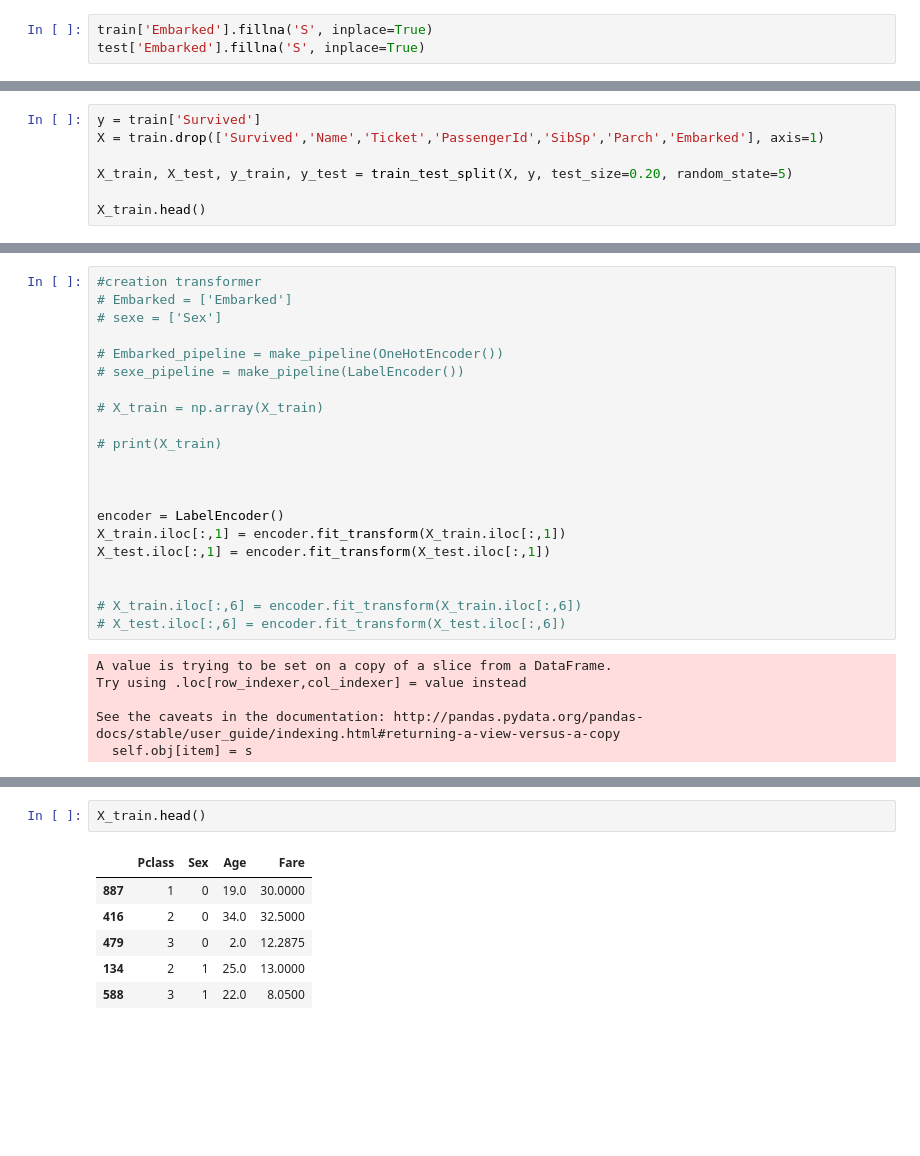
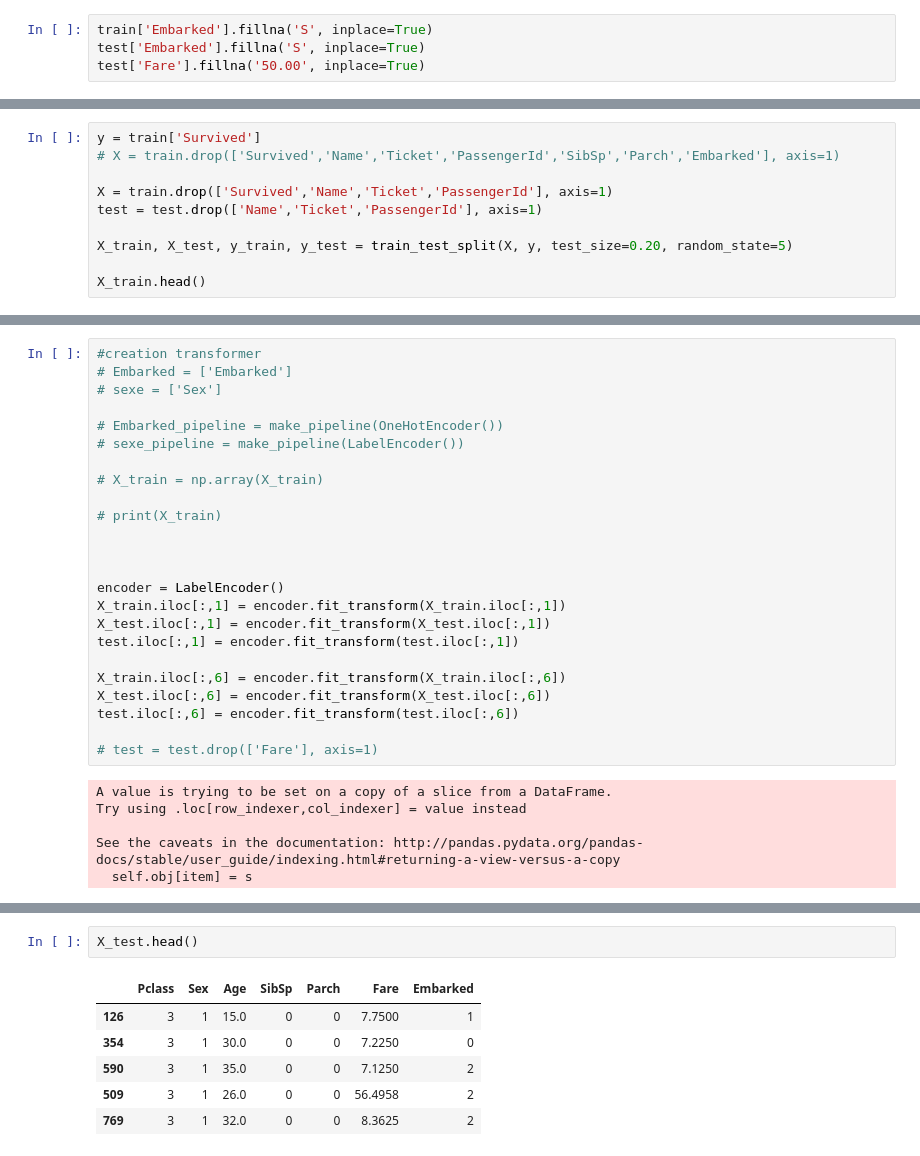
Before and after one commit to Damosm/Brief_Projet_Titanic, a Jupyter notebook: Brief_projet_titanic.ipynb, the cells around one changed output, grey strips where cells are left out. Drawn from its saved outputs; the diff is of its cells as text; blank space fills up the shorter version.

```diff
--- a/Brief_projet_titanic.ipynb
+++ b/Brief_projet_titanic.ipynb
@@ -56,6 +57,7 @@ train.shape
 # %%
 train['Embarked'].fillna('S', inplace=True)
 test['Embarked'].fillna('S', inplace=True)
+test['Fare'].fillna('50.00', inplace=True)
 # %%
 train.isna().sum()
 # %% [output]
@@ -127,7 +129,10 @@ train.head(10)
 train.to_csv(r'C:\Users\utilisateur\Documents\Mlearning\Brief_Projet_Titanic\titanic\train_modifie.csv', index = False)
 # %%
 y = train['Survived']
-X = train.drop(['Survived','Name','Ticket','PassengerId','SibSp','Parch','Embarked'], axis=1)
+# X = train.drop(['Survived','Name','Ticket','PassengerId','SibSp','Parch','Embarked'], axis=1)
+
+X = train.drop(['Survived','Name','Ticket','PassengerId'], axis=1)
+test = test.drop(['Name','Ticket','PassengerId'], axis=1)
 
 X_train, X_test, y_train, y_test = train_test_split(X, y, test_size=0.20, random_state=5)
 
@@ -160,10 +165,13 @@ X_train.head()
 encoder = LabelEncoder()
 X_train.iloc[:,1] = encoder.fit_transform(X_train.iloc[:,1])
 X_test.iloc[:,1] = encoder.fit_transform(X_test.iloc[:,1])
+test.iloc[:,1] = encoder.fit_transform(test.iloc[:,1])
 
+X_train.iloc[:,6] = encoder.fit_transform(X_train.iloc[:,6])
+X_test.iloc[:,6] = encoder.fit_transform(X_test.iloc[:,6])
+test.iloc[:,6] = encoder.fit_transform(test.iloc[:,6])
 
-# X_train.iloc[:,6] = encoder.fit_transform(X_train.iloc[:,6])
-# X_test.iloc[:,6] = encoder.fit_transform(X_test.iloc[:,6])
+# test = test.drop(['Fare'], axis=1)
 # %% [output]
 A value is trying to be set on a copy of a slice from a DataFrame.
 Try using .loc[row_indexer,col_indexer] = value instead
@@ -173,9 +196,9 @@ See the caveats in the documentation: http://pandas.pydata.org/pandas-docs/stabl
 # %%
-X_train.head()
+X_test.head()
 # %% [output]
-|  | Pclass | Sex | Age | Fare |
-| 887 | 1 | 0 | 19.0 | 30.0000 |
-| 416 | 2 | 0 | 34.0 | 32.5000 |
-| 479 | 3 | 0 | 2.0 | 12.2875 |
-| 134 | 2 | 1 | 25.0 | 13.0000 |
-| 588 | 3 | 1 | 22.0 | 8.0500 |
+|  | Pclass | Sex | Age | SibSp | Parch | Fare | Embarked |
+| 126 | 3 | 1 | 15.0 | 0 | 0 | 7.7500 | 1 |
+| 354 | 3 | 1 | 30.0 | 0 | 0 | 7.2250 | 0 |
+| 590 | 3 | 1 | 35.0 | 0 | 0 | 7.1250 | 2 |
+| 509 | 3 | 1 | 26.0 | 0 | 0 | 56.4958 | 2 |
+| 769 | 3 | 1 | 32.0 | 0 | 0 | 8.3625 | 2 |
```
Also changed, not shown: parts of 29 cells of this notebook, 1 other file.
